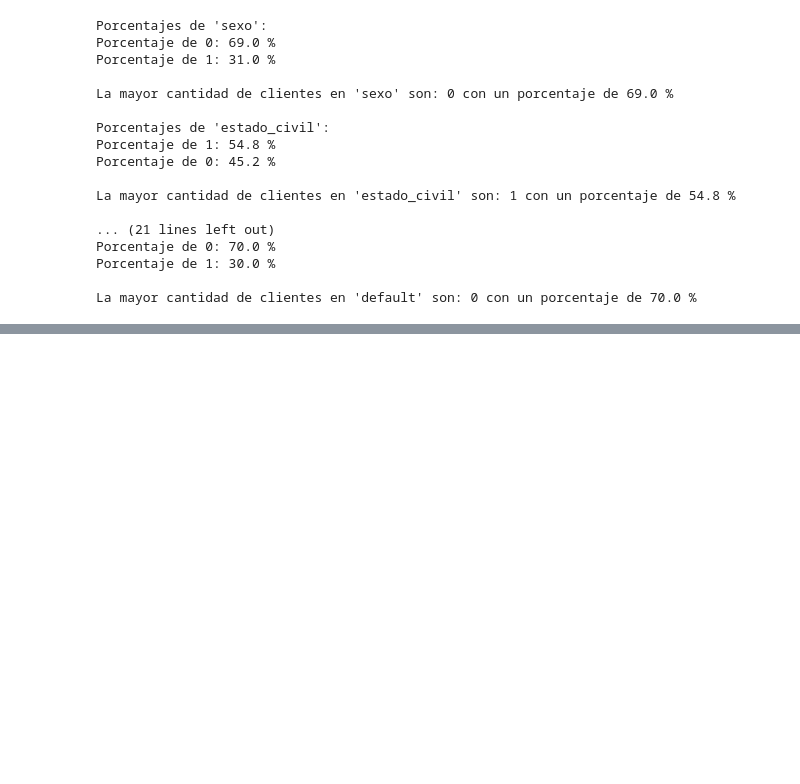
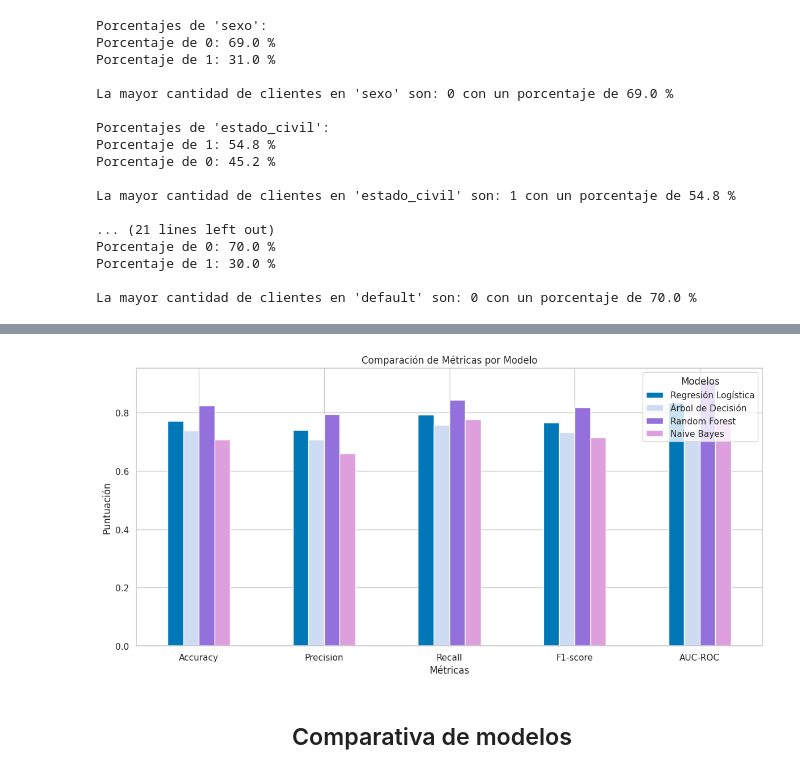
Before and after one commit to DanielAlvaradejo/inmersion-alura, a Jupyter notebook: credito_banco_aleman.ipynb, the cells around one changed output, grey strips where cells are left out. Saved outputs shown, nothing was run; the diff lists cells and outputs as text; code cells hidden in the pictures; blank space fills up the shorter version.

```diff
--- a/credito_banco_aleman.ipynb
+++ b/credito_banco_aleman.ipynb
@@ -386,0 +706,5 @@ La mayor cantidad de clientes en 'default' son: 0 con un porcentaje de 70.0 %
+# %%
+visualiza_resultados()
+# %% [output]
+[figure, added]
+Comparativa de modelos
```
Also changed, not shown: parts of 21 cells of this notebook.
